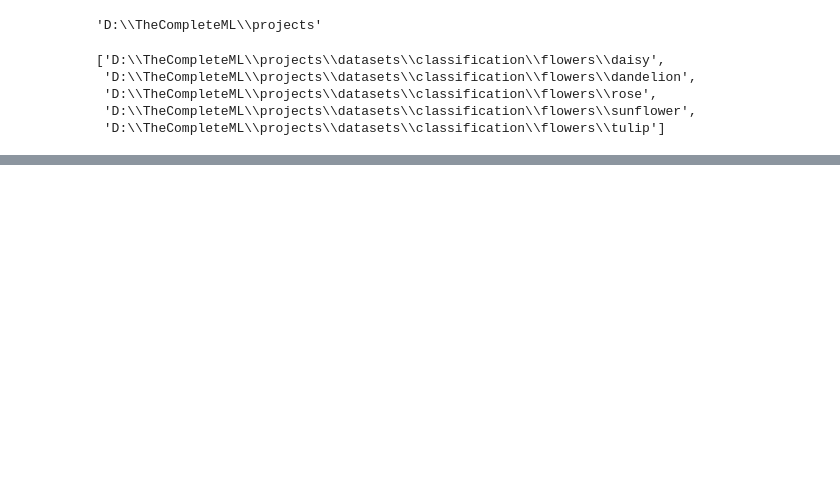
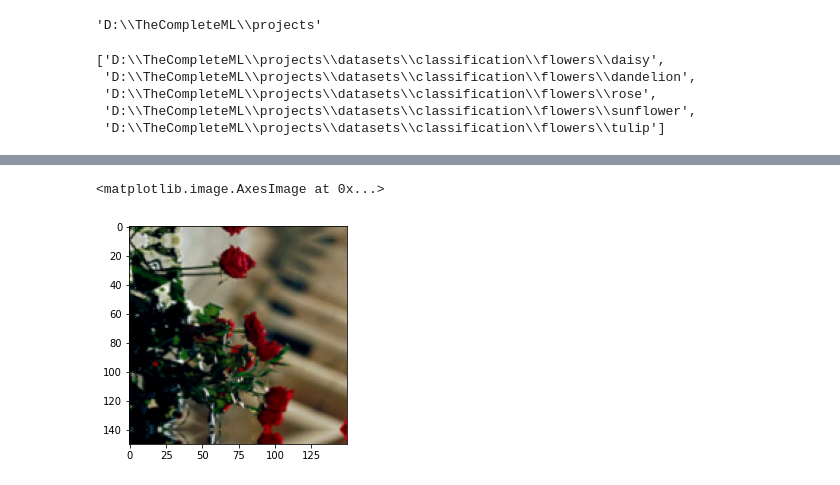
Before and after one commit to Kaushalkhokhar/complete-ml, a Jupyter notebook: projects/CNN/flowers.ipynb, the cells around one changed output, grey strips where cells are left out. Cells and saved outputs as stored; diff of their text form; code cells hidden in the pictures; blank space fills up the shorter version.

```diff
--- a/projects/CNN/flowers.ipynb
+++ b/projects/CNN/flowers.ipynb
@@ -201,0 +411,5 @@ test_set = read_csv_pipeline(test_paths, n_readers,
+# %%
+plt.imshow(images[1])
+# %% [output]
+<matplotlib.image.AxesImage at 0x...>
+[figure, added]
```
Also changed, not shown: parts of 27 cells of this notebook, 1 other file.
